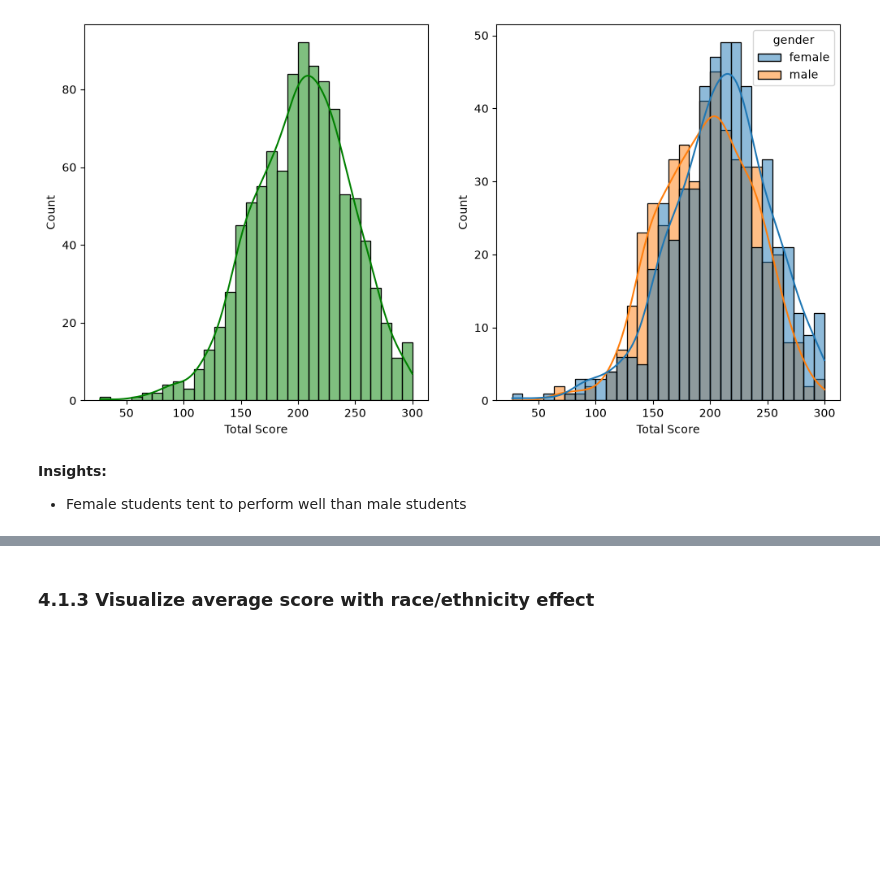
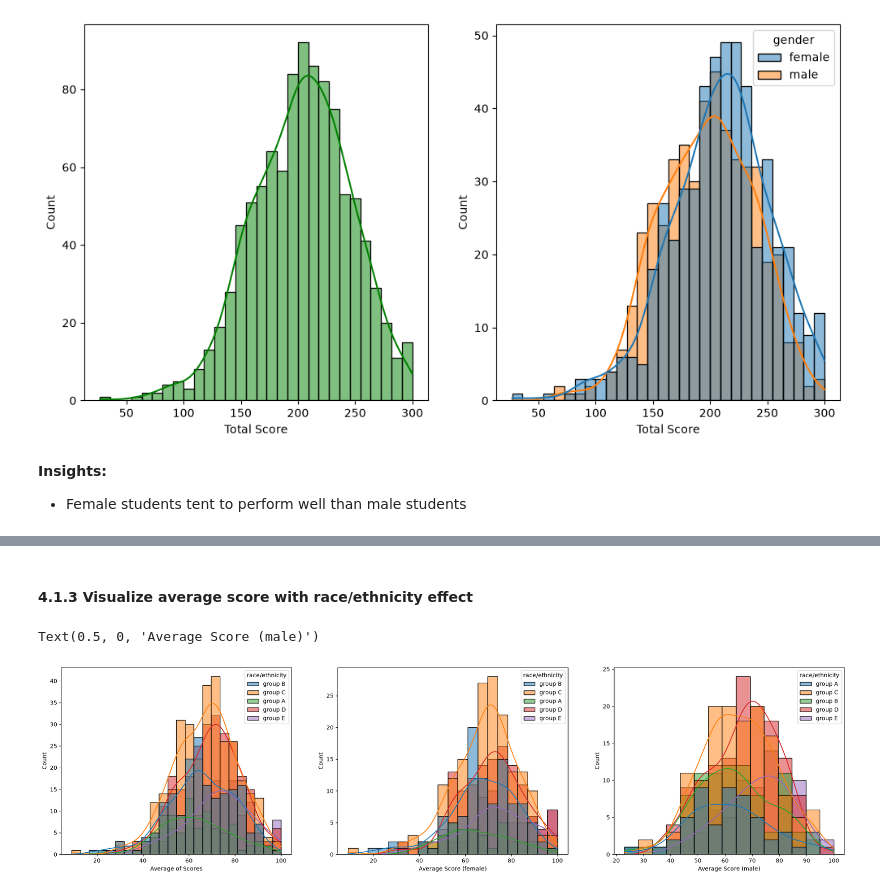
Before and after one commit to Adrinaesf/Generic-ML-Project, a Jupyter notebook: notebooks/1. EDA STUDENT PERFORMANCE.ipynb, the cells around one changed output, grey strips where cells are left out. Saved outputs shown, nothing was run; the diff lists cells and outputs as text; code cells hidden in the pictures; blank space fills up the shorter version.

```diff
--- a/notebooks/1. EDA STUDENT PERFORMANCE.ipynb
+++ b/notebooks/1. EDA STUDENT PERFORMANCE.ipynb
@@ -331,2 +424,39 @@ sns.histplot(
 # %% [markdown]
-### 4.1.3 Visualize average score with race/ethnicity effect
+#### 4.1.3 Visualize average score with race/ethnicity effect
+# %%
+fig, axes = plt.subplots(
+    nrows = 1,
+    ncols = 3,
+    figsize = (25,6)
+)
+
+sns.histplot(
+    data = df,
+    x = "Average of Scores",
+    hue = "race/ethnicity",
+    kde = True,
+    ax = axes[0]
+)
+
+female_plt_race = sns.histplot(
+    data = female_df,
+    x = "Average of Scores",
+    hue = "race/ethnicity",
+    ax = axes[1],
+    kde = True
+)
+
+female_plt_race.set_xlabel("Average Score (female)")
+
+male_plt_race = sns.histplot(
+    data = male_df,
+    x = "Average of Scores",
+    hue = "race/ethnicity",
+    ax = axes[2],
+    kde = True
+)
+
+male_plt_race.set_xlabel("Average Score (male)")
+# %% [output]
+Text(0.5, 0, 'Average Score (male)')
+[figure, added]
```
Also changed, not shown: parts of 10 cells of this notebook.
